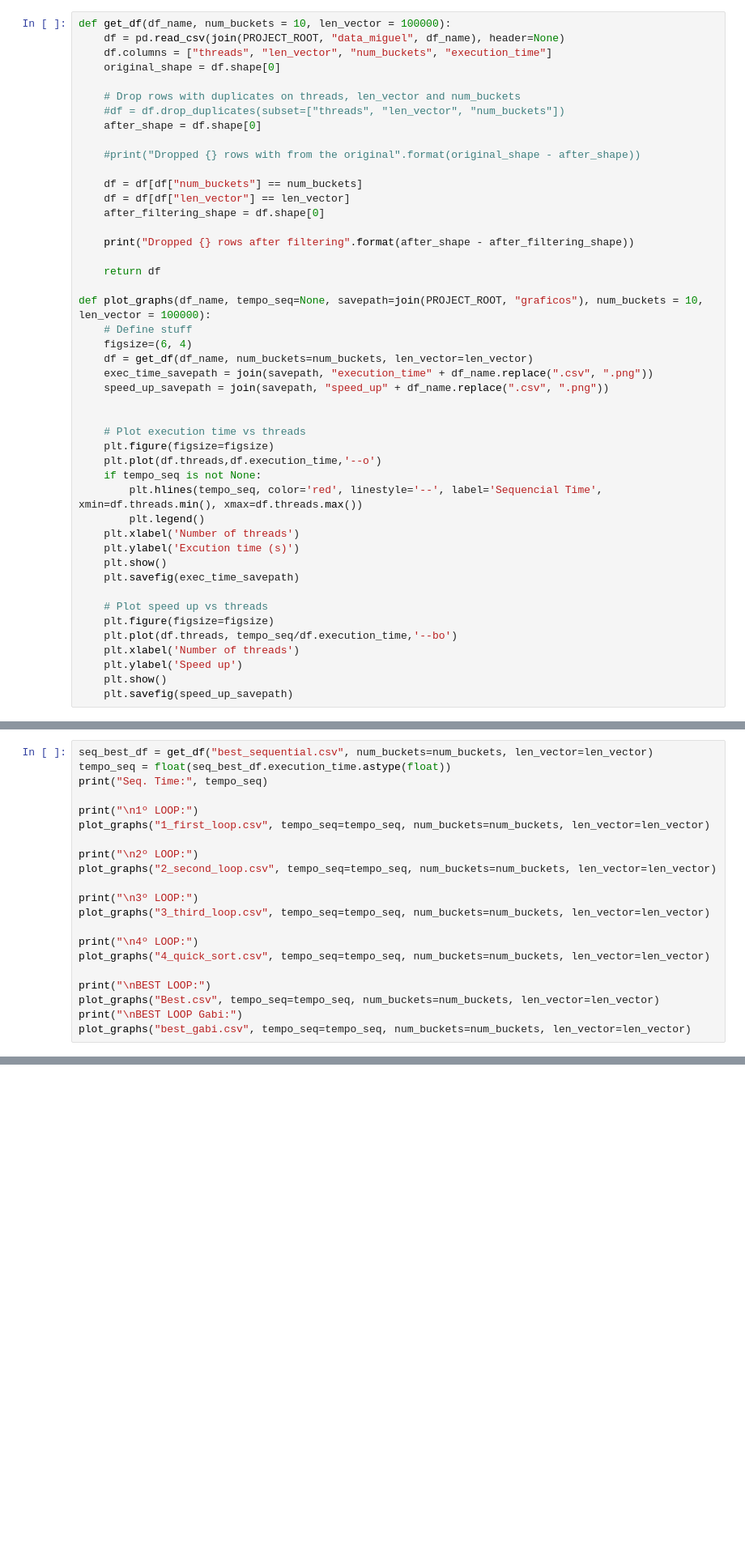
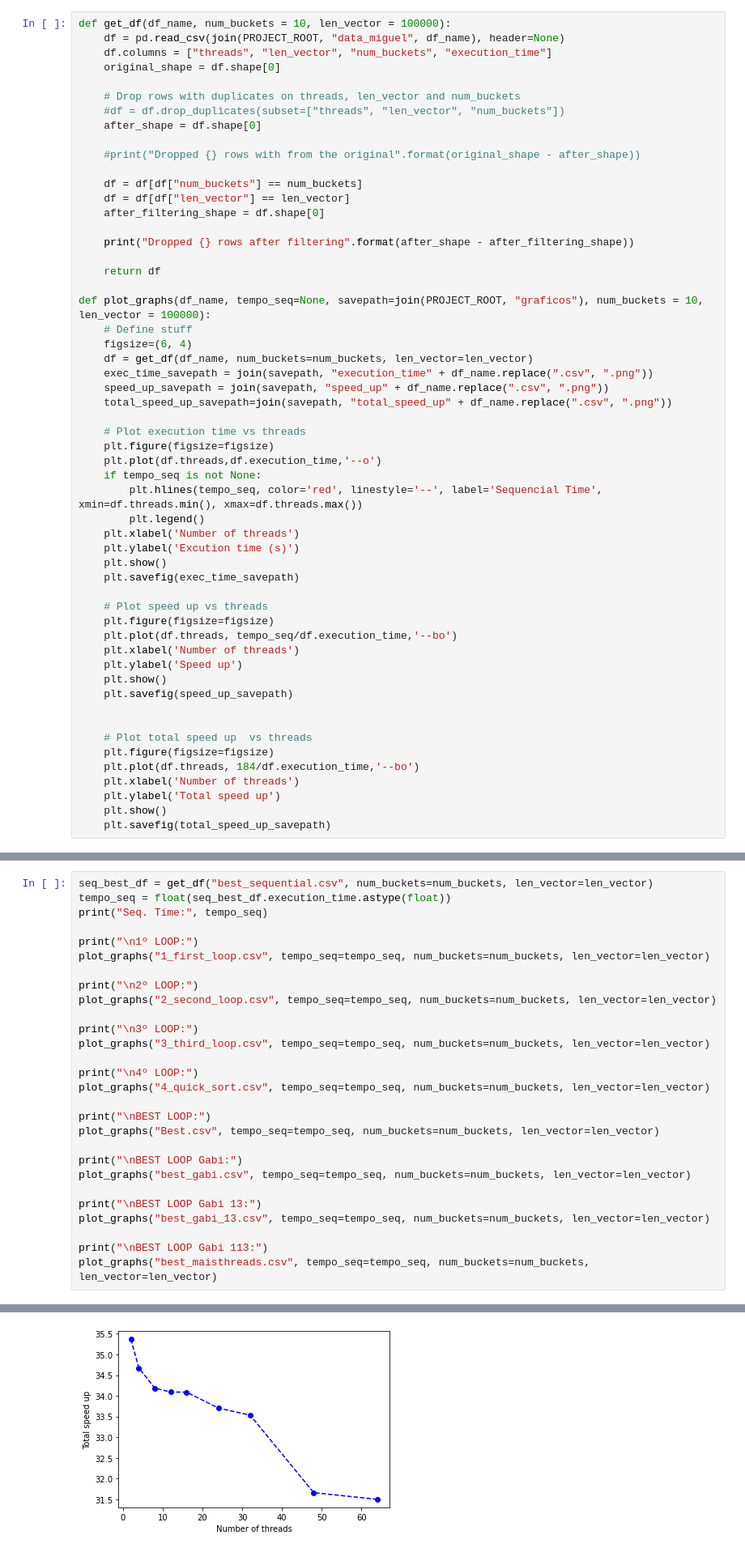
Before and after one commit to mcpeixoto/Parallel-Computing-Project, a Jupyter notebook: graficos3Miguel.ipynb, the cells around one changed output, grey strips where cells are left out. Shown at 81% size. Drawn from its saved outputs; the diff is of its cells as text; blank space fills up the shorter version.

```diff
--- a/graficos3Miguel.ipynb
+++ b/graficos3Miguel.ipynb
@@ -40,7 +40,7 @@ def plot_graphs(df_name, tempo_seq=None, savepath=join(PROJECT_ROOT, "graficos")
     df = get_df(df_name, num_buckets=num_buckets, len_vector=len_vector)
     exec_time_savepath = join(savepath, "execution_time" + df_name.replace(".csv", ".png"))
     speed_up_savepath = join(savepath, "speed_up" + df_name.replace(".csv", ".png"))
-
+    total_speed_up_savepath=join(savepath, "total_speed_up" + df_name.replace(".csv", ".png"))
 
     # Plot execution time vs threads
     plt.figure(figsize=figsize)
@@ -60,6 +60,15 @@ def plot_graphs(df_name, tempo_seq=None, savepath=join(PROJECT_ROOT, "graficos")
     plt.ylabel('Speed up')
     plt.show()
     plt.savefig(speed_up_savepath)
+
+
+    # Plot total speed up  vs threads
+    plt.figure(figsize=figsize)
+    plt.plot(df.threads, 184/df.execution_time,'--bo')
+    plt.xlabel('Number of threads')
+    plt.ylabel('Total speed up')
+    plt.show()
+    plt.savefig(total_speed_up_savepath)
 # %% [markdown]
 ## First run
 - len(vector) = 1M
@@ -86,8 +95,15 @@ plot_graphs("4_quick_sort.csv", tempo_seq=tempo_seq, num_buckets=num_buckets, le
 
 print("\nBEST LOOP:")
 plot_graphs("Best.csv", tempo_seq=tempo_seq, num_buckets=num_buckets, len_vector=len_vector)
+
 print("\nBEST LOOP Gabi:")
 plot_graphs("best_gabi.csv", tempo_seq=tempo_seq, num_buckets=num_buckets, len_vector=len_vector)
+
+print("\nBEST LOOP Gabi 13:")
+plot_graphs("best_gabi_13.csv", tempo_seq=tempo_seq, num_buckets=num_buckets, len_vector=len_vector)
+
+print("\nBEST LOOP Gabi 113:")
+plot_graphs("best_maisthreads.csv", tempo_seq=tempo_seq, num_buckets=num_buckets, len_vector=len_vector)
 # %% [output]
 Dropped 1 rows after filtering
 Seq. Time: 5.04371
@@ -101,0 +117 @@ Dropped 9 rows after filtering
+[figure, new version]
```
Also changed, not shown: parts of 1 cell of this notebook, 3 other files.
